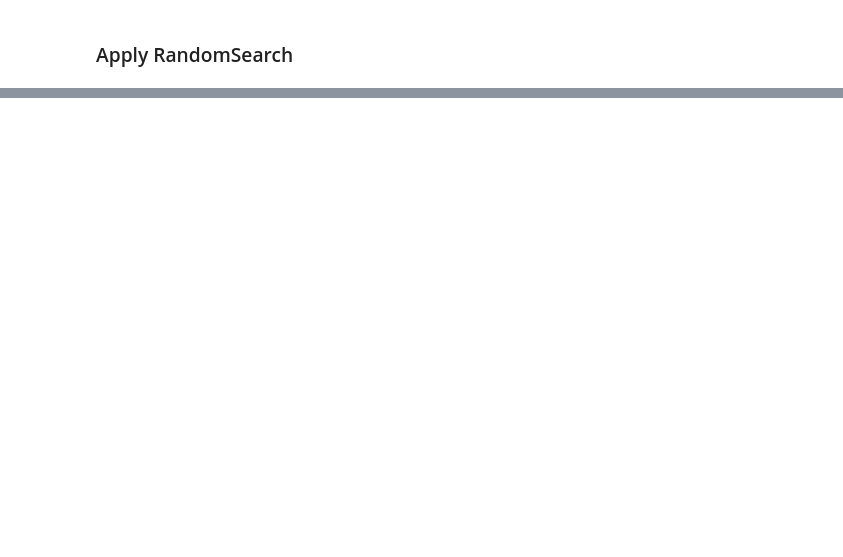
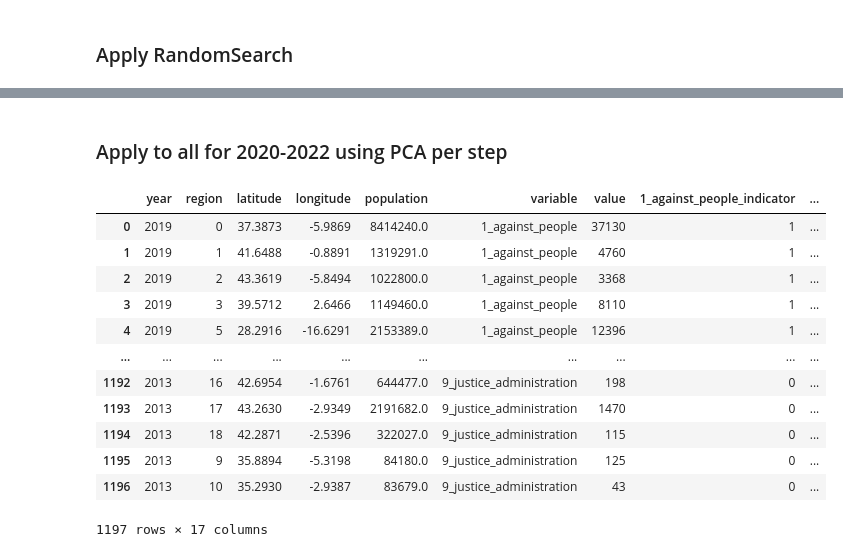
Before and after one commit to ivanalonsom/Project6, a Jupyter notebook: main.ipynb, the cells around one changed output, grey strips where cells are left out. Saved outputs shown, nothing was run; the diff lists cells and outputs as text; code cells hidden in the pictures; blank space fills up the shorter version.

```diff
--- a/main.ipynb
+++ b/main.ipynb
@@ -518,0 +538,32 @@ for year in future_years:
+# %% [markdown]
+### Apply to all for 2020-2022 using PCA per step
+# %%
+columns_pca = ['values_year_minus_1', 'values_year_minus_2', 'values_year_minus_3']
+df_total_values = df_unpivot_transformed
+
+df_total_values['population'] = df_total_values['population'].str.replace('.', '', regex=False).astype(float)
+
+df_total_values = get_previous_years(df_total_values)
+
+df_total_values_PCA = apply_pca(df_total_values, columns_pca)
+
+X_train = df_total_values_PCA[features]
+y_train = df_total_values_PCA['value']
+
+X_test = df_total_values_PCA[df_total_values_PCA['year'] == 2019][features]
+
+df_total_values_PCA
+# %% [output]
+|  | year | region | latitude | longitude | population | variable | value | 1_against_people_indicator | ... |
+| 0 | 2019 | 0 | 37.3873 | -5.9869 | 8414240.0 | 1_against_people | 37130 | 1 | ... |
+| 1 | 2019 | 1 | 41.6488 | -0.8891 | 1319291.0 | 1_against_people | 4760 | 1 | ... |
+| 2 | 2019 | 2 | 43.3619 | -5.8494 | 1022800.0 | 1_against_people | 3368 | 1 | ... |
+| 3 | 2019 | 3 | 39.5712 | 2.6466 | 1149460.0 | 1_against_people | 8110 | 1 | ... |
+| 4 | 2019 | 5 | 28.2916 | -16.6291 | 2153389.0 | 1_against_people | 12396 | 1 | ... |
+| ... | ... | ... | ... | ... | ... | ... | ... | ... | ... |
+| 1192 | 2013 | 16 | 42.6954 | -1.6761 | 644477.0 | 9_justice_administration | 198 | 0 | ... |
+| 1193 | 2013 | 17 | 43.2630 | -2.9349 | 2191682.0 | 9_justice_administration | 1470 | 0 | ... |
+| 1194 | 2013 | 18 | 42.2871 | -2.5396 | 322027.0 | 9_justice_administration | 115 | 0 | ... |
+| 1195 | 2013 | 9 | 35.8894 | -5.3198 | 84180.0 | 9_justice_administration | 125 | 0 | ... |
+| 1196 | 2013 | 10 | 35.2930 | -2.9387 | 83679.0 | 9_justice_administration | 43 | 0 | ... |
+1197 rows × 17 columns
```
Also changed, not shown: parts of 14 cells of this notebook, 4 other files.
